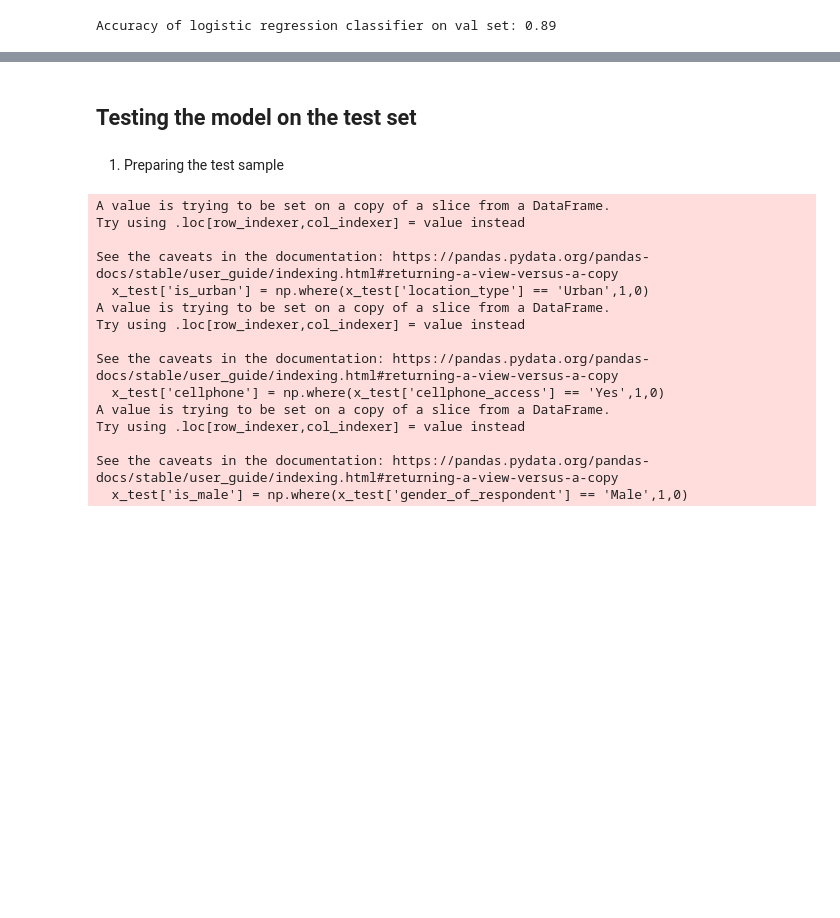
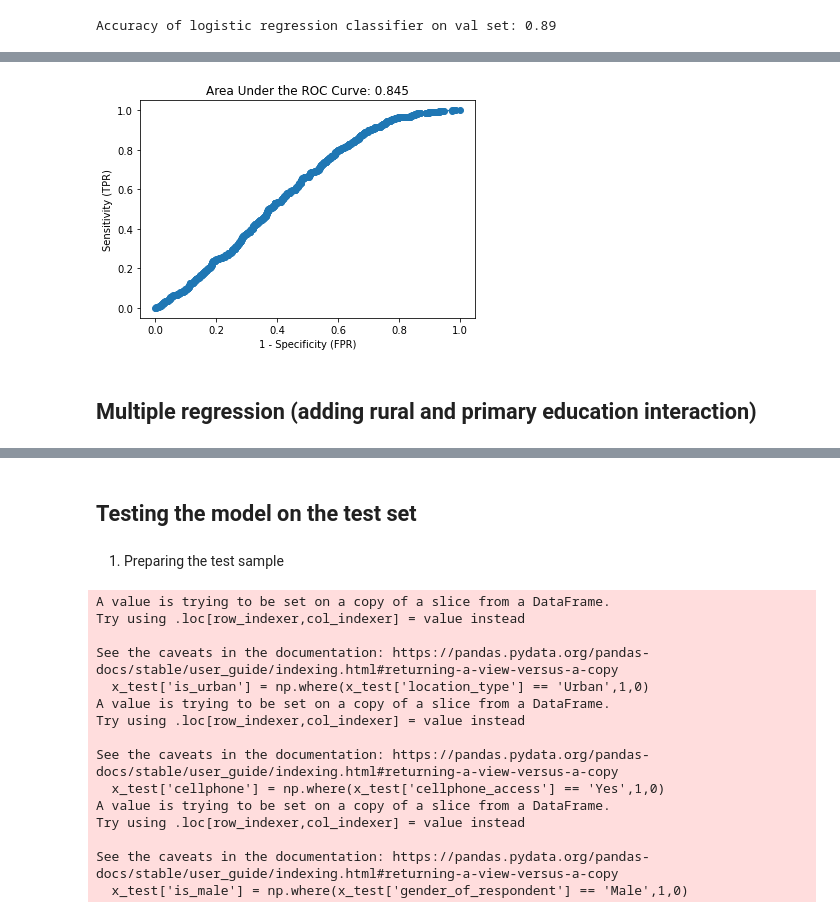
Before and after one commit to tawney-kirkland/03-mcnulty, a Jupyter notebook: data-processing.ipynb, the cells around one changed output, grey strips where cells are left out. Cells and saved outputs as stored; diff of their text form; code cells hidden in the pictures; blank space fills up the shorter version.

```diff
--- a/data-processing.ipynb
+++ b/data-processing.ipynb
@@ -422,0 +991,4 @@ array([[2959,   78],
+# %%
+scaler10 = StandardScaler()
+x_train9 = scaler10.fit_transform(x_train_9[features10])
+y_train9 = df_train['bank_acc']
@@ -422,0 +1017,7 @@ array([[2959,   78],
+# %%
+lm_10 = LogisticRegression()
+lm_10.fit(x_train9, y_train9)
+
+x_val10 = scaler10.transform(df_val_9[features10])
+preds10 = lm_10.predict(x_val10)
+print('Accuracy of logistic regression classifier on val set: {:.2f}'.format(lm_10.score(x_val10, y_val)))
@@ -422,0 +1043,23 @@ array([[2959,   78],
+# %%
+df_val_9['proba_bank'] = lm_10.predict_proba(df_val_9[['age_of_respondent', 'is_urban', 'cellphone',
+       'is_male', 'county_Rwanda', 'county_Tanzania', 'county_Uganda',
+       'relationship_with_head_Head of Household',
+       'relationship_with_head_Spouse',
+       'marital_status_Married/Living together',
+       'education_level_Primary education',
+       'education_level_Secondary education',
+       'education_level_Tertiary education',
+       'education_level_Vocational/Specialised training',
+       'job_type_Formally employed Government',
+       'job_type_Formally employed Private', 'job_type_Government Dependent',
+       'job_type_Other Income',
+       'job_type_Self employed','female_hh']])[:, 1]
+
+fpr10, tpr10, thresholds10 = roc_curve(df_val_9['bank_acc'],
+                                 df_val_9['proba_bank'])
+# %%
+plot_roc(df_val_9['bank_acc'], lm_10.predict_proba(x_val10)[:, 1])
+# %% [output]
+[figure, added]
+# %% [markdown]
+## Multiple regression (adding rural and primary education interaction)
```
Also changed, not shown: parts of 93 cells of this notebook, 1 other file.
